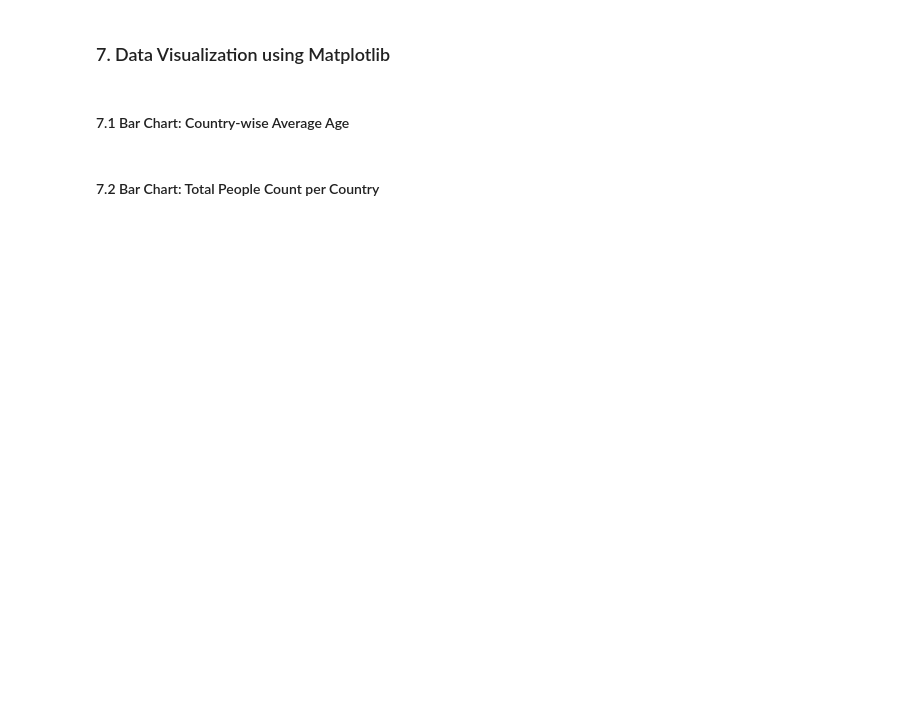
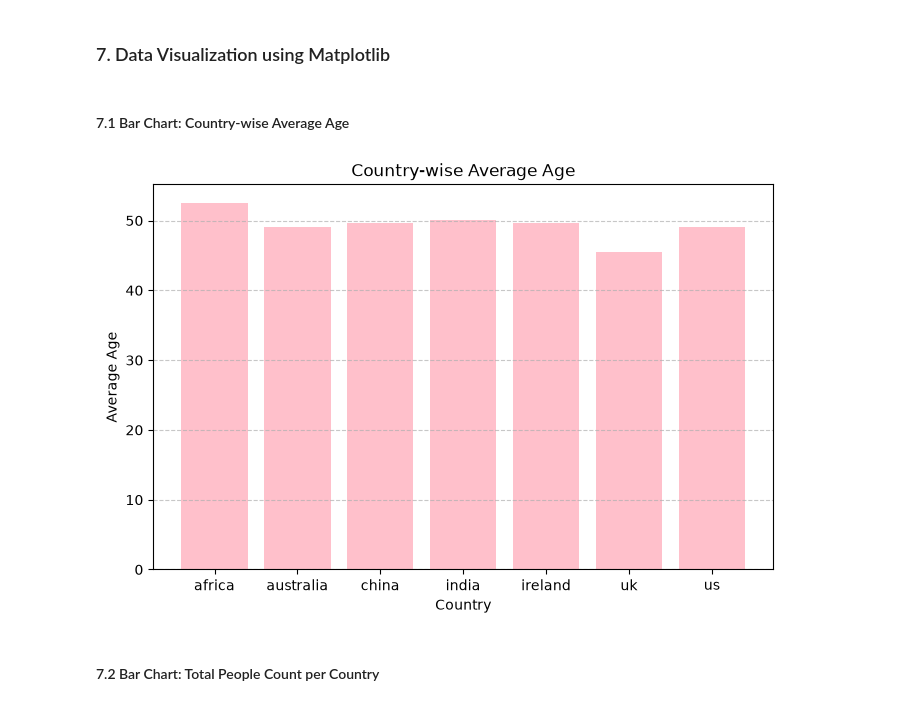
Before and after one commit to AMB-007/EDA-EXPLORATORY-DATA-ANALYSIS-, a Jupyter notebook: 03_Data_Analysis_Tasks/01_Employee_Analysis/employee_eda_and_visualization.ipynb, the cells around one changed output. Saved outputs shown, nothing was run; the diff lists cells and outputs as text; code cells hidden in the pictures; blank space fills up the shorter version.

```diff
--- a/03_Data_Analysis_Tasks/01_Employee_Analysis/employee_eda_and_visualization.ipynb
+++ b/03_Data_Analysis_Tasks/01_Employee_Analysis/employee_eda_and_visualization.ipynb
@@ -64,15 +160,17 @@ df.groupby('job')['age'].agg(['max', 'mean'])
 # %%
 # Calculate country-wise average age
 result = df.groupby('location')['age'].mean()
 
 # Plot Bar Chart
 plt.figure(figsize=(8, 5))
-plt.bar(result.index, result.values, color='b')
+plt.bar(result.index, result.values, color='pink')
 plt.title('Country-wise Average Age')
 plt.xlabel('Country')
 plt.ylabel('Average Age')
 plt.grid(axis='y', linestyle='--', alpha=0.7)
 plt.show()
+# %% [output]
+[figure, added]
 # %% [markdown]
 #### 7.2 Bar Chart: Total People Count per Country
 # %%
```
Also changed, not shown: parts of 14 cells of this notebook, 19 other files.
